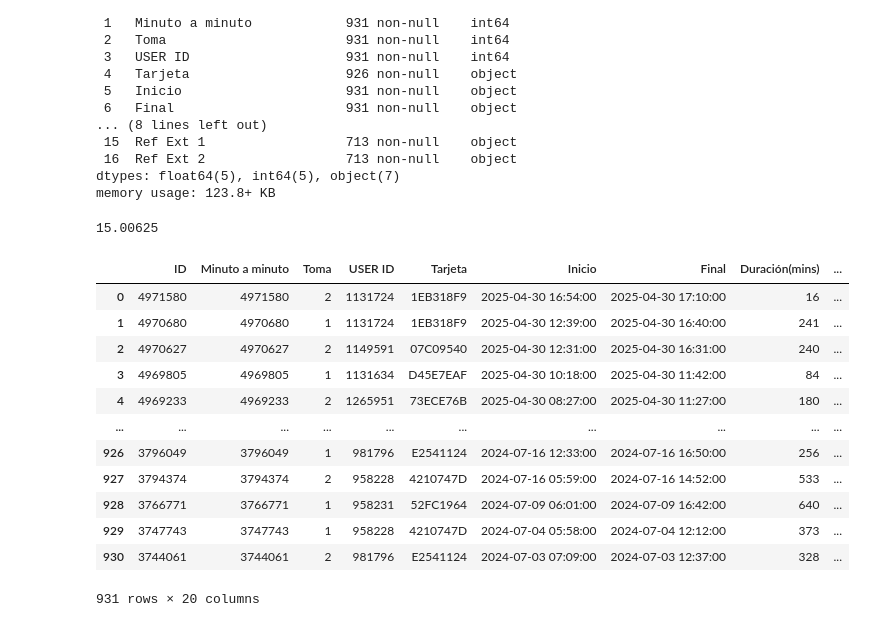
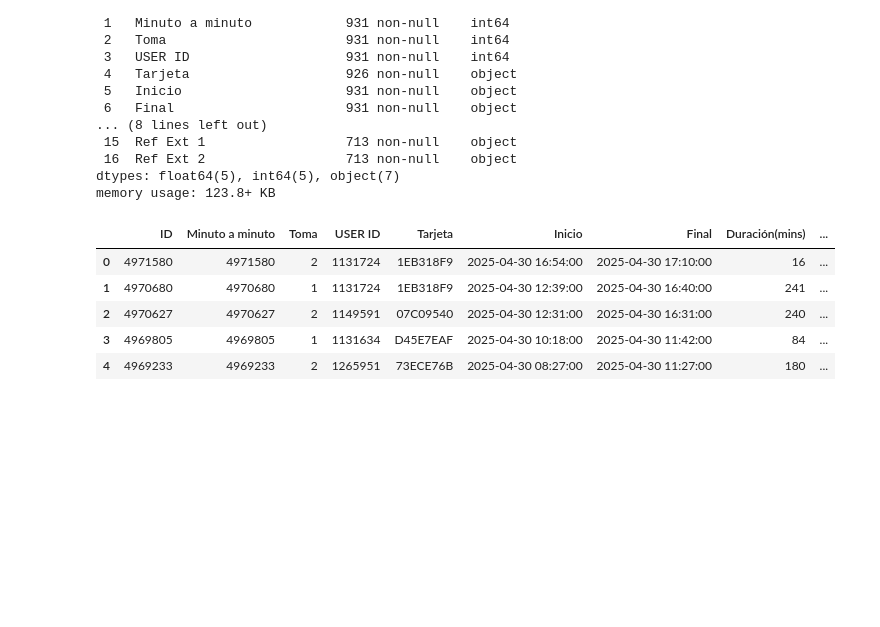
Before and after one commit to kmgomezm/DataHackHub, a Jupyter notebook: analisis_exploratorio_datos.ipynb, the cells around one changed output. Drawn from its saved outputs; the diff is of its cells as text; code cells hidden in the pictures; blank space fills up the shorter version.

```diff
--- a/analisis_exploratorio_datos.ipynb
+++ b/analisis_exploratorio_datos.ipynb
@@ -141,7 +145,16 @@ Data columns (total 17 columns):
  16  Ref Ext 2                  713 non-null    object
 dtypes: float64(5), int64(5), object(7)
 memory usage: 123.8+ KB
+# %%
+# Eliminar columnas vacías
+sesiones = sesiones.drop(columns=['costo'])
 # %%
+# Transformar las fechas de inicio y final a datetime, obtener las horas
 sesiones['Inicio'] = pd.to_datetime(sesiones['Inicio'], format='%d/%m/%Y %H:%M')
 sesiones['Final'] = pd.to_datetime(sesiones['Final'], format='%d/%m/%Y %H:%M')
 sesiones['Hora media'] = (sesiones['Inicio'] + (sesiones['Final'] - sesiones['Inicio']) / 2).dt.time
+sesiones['Inicio_hora'] = sesiones['Inicio'].dt.time
+sesiones['Final_hora'] = sesiones['Final'].dt.time
+
+# Obtener la hora como decimal
+sesiones['Inicio_hora_num'] = sesiones['Inicio_hora'].apply(lambda t: t.hour + t.minute/60 + t.second/3600)
@@ -151,4 +160,0 @@ sesiones['Final_hora'] = sesiones['Final'].dt.time
-# %%
-sesiones[sesiones['Inicio_hora'] < time(5, 0, 0)]['Energía(kWh)'].mean()
-# %% [output]
-15.00625
@@ -157,16 +161,9 @@ sesiones(sesiones['Inicio'] > '2023-01-01 00:00:00')
 # %%
-sesiones
+sesiones.head()
 # %% [output]
 |  | ID | Minuto a minuto | Toma | USER ID | Tarjeta | Inicio | Final | Duración(mins) | ... |
 | 0 | 4971580 | 4971580 | 2 | 1131724 | 1EB318F9 | 2025-04-30 16:54:00 | 2025-04-30 17:10:00 | 16 | ... |
 | 1 | 4970680 | 4970680 | 1 | 1131724 | 1EB318F9 | 2025-04-30 12:39:00 | 2025-04-30 16:40:00 | 241 | ... |
 | 2 | 4970627 | 4970627 | 2 | 1149591 | 07C09540 | 2025-04-30 12:31:00 | 2025-04-30 16:31:00 | 240 | ... |
 | 3 | 4969805 | 4969805 | 1 | 1131634 | D45E7EAF | 2025-04-30 10:18:00 | 2025-04-30 11:42:00 | 84 | ... |
 | 4 | 4969233 | 4969233 | 2 | 1265951 | 73ECE76B | 2025-04-30 08:27:00 | 2025-04-30 11:27:00 | 180 | ... |
-| ... | ... | ... | ... | ... | ... | ... | ... | ... | ... |
-| 926 | 3796049 | 3796049 | 1 | 981796 | E2541124 | 2024-07-16 12:33:00 | 2024-07-16 16:50:00 | 256 | ... |
-| 927 | 3794374 | 3794374 | 2 | 958228 | 4210747D | 2024-07-16 05:59:00 | 2024-07-16 14:52:00 | 533 | ... |
-| 928 | 3766771 | 3766771 | 1 | 958231 | 52FC1964 | 2024-07-09 06:01:00 | 2024-07-09 16:42:00 | 640 | ... |
-| 929 | 3747743 | 3747743 | 1 | 958228 | 4210747D | 2024-07-04 05:58:00 | 2024-07-04 12:12:00 | 373 | ... |
-| 930 | 3744061 | 3744061 | 2 | 981796 | E2541124 | 2024-07-03 07:09:00 | 2024-07-03 12:37:00 | 328 | ... |
-931 rows × 20 columns
```
Also changed, not shown: parts of 32 cells of this notebook.
